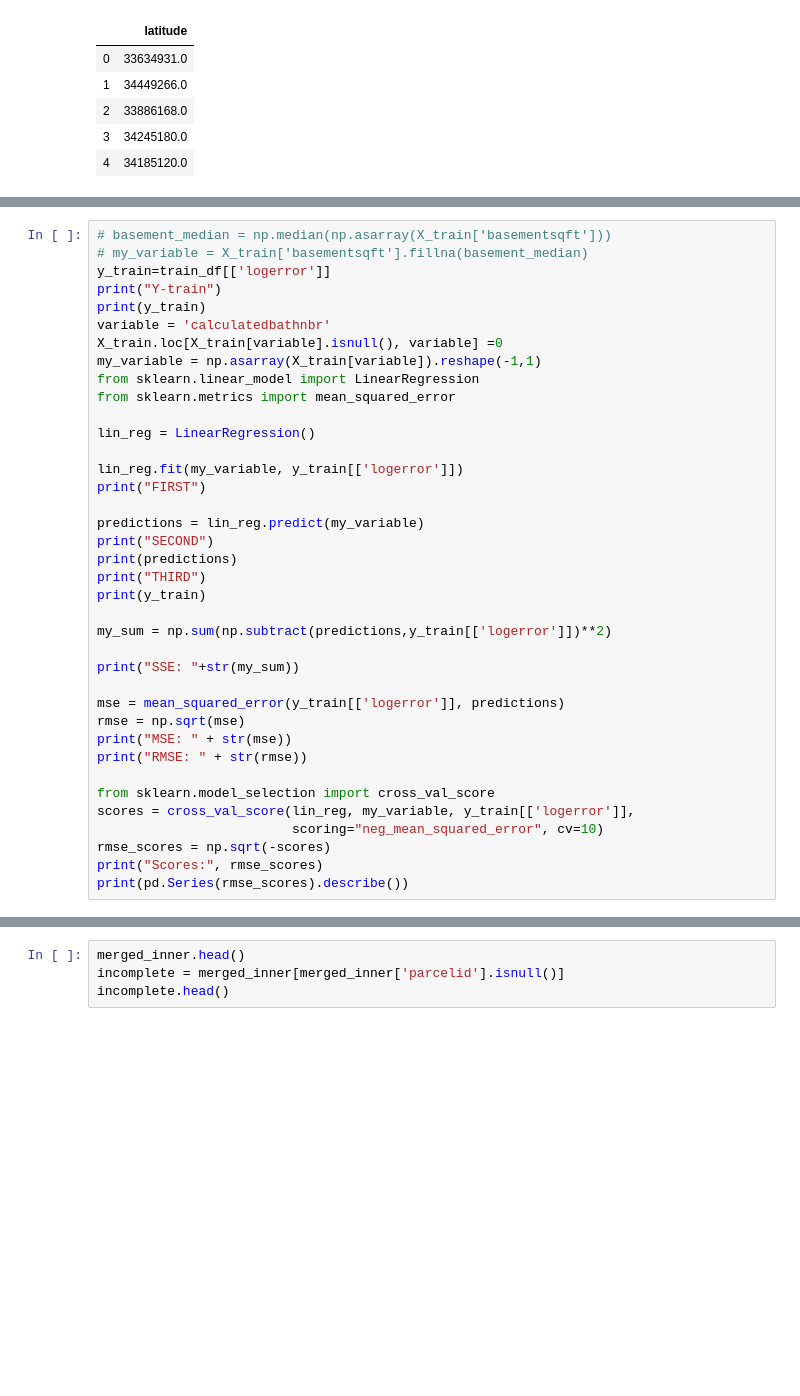
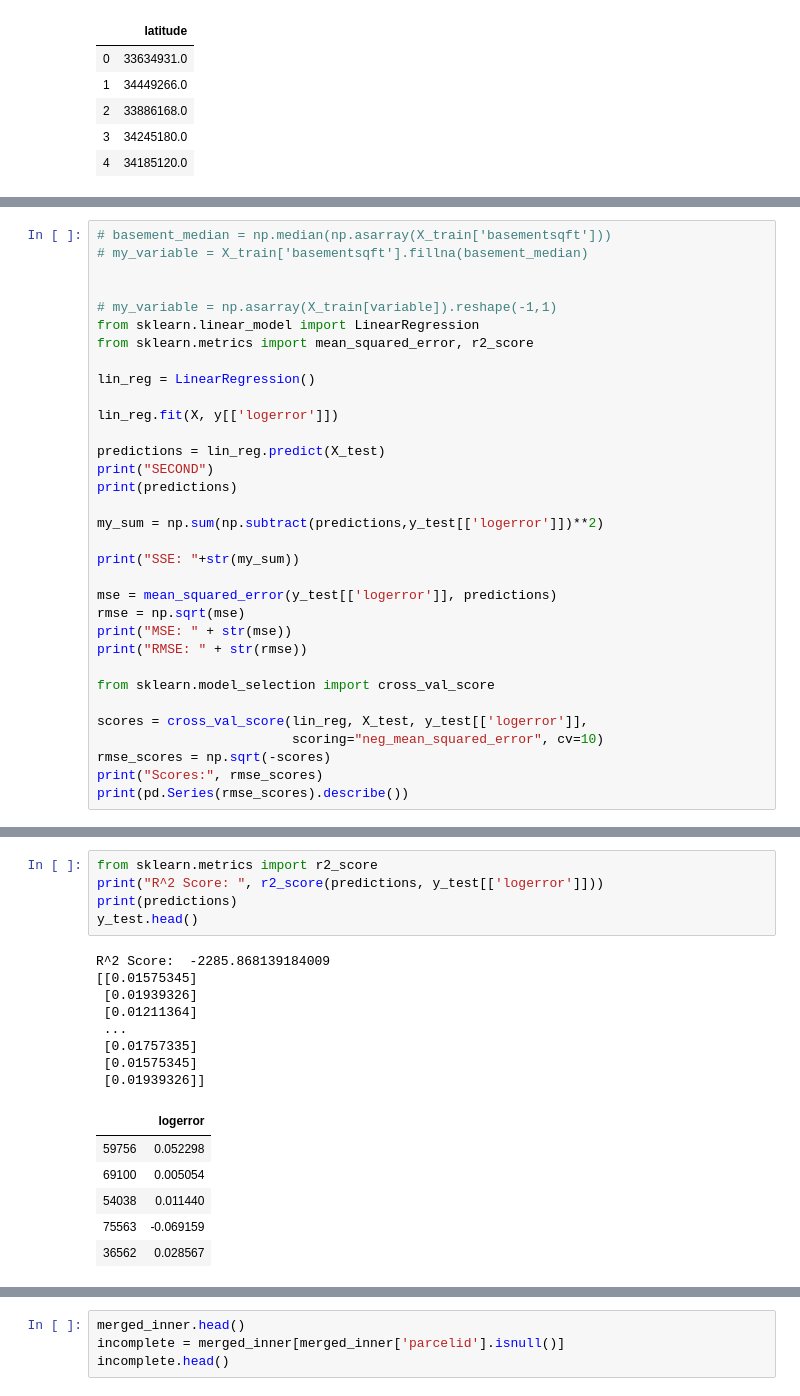
Before and after one commit to disha-jain/MMM-datasets, a Jupyter notebook: zillow-prize-1/project2.ipynb, the cells around one changed output, grey strips where cells are left out. Cells and saved outputs as stored; diff of their text form; blank space fills up the shorter version.

```diff
--- a/zillow-prize-1/project2.ipynb
+++ b/zillow-prize-1/project2.ipynb
@@ -185,37 +212,32 @@ X_train[['latitude']].head()
 # %%
 # basement_median = np.median(np.asarray(X_train['basementsqft']))
 # my_variable = X_train['basementsqft'].fillna(basement_median)
-y_train=train_df[['logerror']]
-print("Y-train")
-print(y_train)
-variable = 'calculatedbathnbr'
-X_train.loc[X_train[variable].isnull(), variable] =0
-my_variable = np.asarray(X_train[variable]).reshape(-1,1)
+
+
+# my_variable = np.asarray(X_train[variable]).reshape(-1,1)
 from sklearn.linear_model import LinearRegression
-from sklearn.metrics import mean_squared_error
+from sklearn.metrics import mean_squared_error, r2_score
 
 lin_reg = LinearRegression()
 
-lin_reg.fit(my_variable, y_train[['logerror']])
-print("FIRST")
+lin_reg.fit(X, y[['logerror']])
 
-predictions = lin_reg.predict(my_variable)
+predictions = lin_reg.predict(X_test)
 print("SECOND")
 print(predictions)
-print("THIRD")
-print(y_train)
 
-my_sum = np.sum(np.subtract(predictions,y_train[['logerror']])**2)
+my_sum = np.sum(np.subtract(predictions,y_test[['logerror']])**2)
 
 print("SSE: "+str(my_sum))
 
-mse = mean_squared_error(y_train[['logerror']], predictions)
+mse = mean_squared_error(y_test[['logerror']], predictions)
 rmse = np.sqrt(mse)
 print("MSE: " + str(mse))
 print("RMSE: " + str(rmse))
 
 from sklearn.model_selection import cross_val_score
-scores = cross_val_score(lin_reg, my_variable, y_train[['logerror']],
+
+scores = cross_val_score(lin_reg, X_test, y_test[['logerror']],
                          scoring="neg_mean_squared_error", cv=10)
 rmse_scores = np.sqrt(-scores)
 print("Scores:", rmse_scores)
@@ -241,3 +263,23 @@ dtype: float64
+# %%
+from sklearn.metrics import r2_score
+print("R^2 Score: ", r2_score(predictions, y_test[['logerror']]))
+print(predictions)
+y_test.head()
+# %% [output]
+R^2 Score:  -2285.868139184009
+[[0.01575345]
+ [0.01939326]
+ [0.01211364]
+ ...
+ [0.01757335]
+ [0.01575345]
+ [0.01939326]]
+|  | logerror |
+| 59756 | 0.052298 |
+| 69100 | 0.005054 |
+| 54038 | 0.011440 |
+| 75563 | -0.069159 |
+| 36562 | 0.028567 |
 # %%
 print(lin_reg.coef_)
 # %% [output]
```
Also changed, not shown: parts of 4 cells of this notebook, 1 other file.
